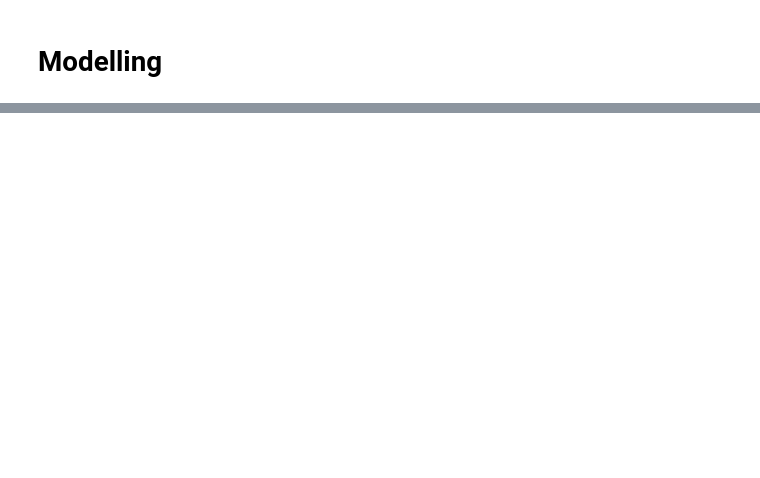
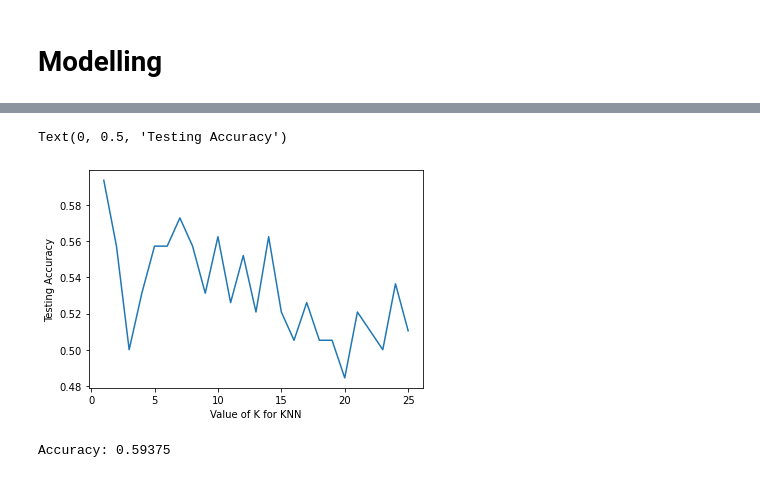
Before and after one commit to dplem/Cryptocurrency-Market-Forecasting, a Jupyter notebook: Notebooks/4_Modeling.ipynb, the cells around one changed output, grey strips where cells are left out. Drawn from its saved outputs; the diff is of its cells as text; code cells hidden in the pictures; blank space fills up the shorter version.

```diff
--- a/Notebooks/4_Modeling.ipynb
+++ b/Notebooks/4_Modeling.ipynb
@@ -42,0 +119,29 @@ df.describe()
+# %%
+# import Matplotlib (scientific plotting library)
+import matplotlib.pyplot as plt
+
+# allow plots to appear within the notebook
+%matplotlib inline
+
+# plot the relationship between K and testing accuracy
+# plt.plot(x_axis, y_axis)
+plt.plot(k_range, scores)
+plt.xlabel('Value of K for KNN')
+plt.ylabel('Testing Accuracy')
+# %% [output]
+Text(0, 0.5, 'Testing Accuracy')
+[figure, added]
+# %%
+#Create KNN Classifier
+knn = KNeighborsClassifier(n_neighbors=1)
+
+#Train the model using the training sets
+knn.fit(X_train, y_train)
+
+#Predict the response for test dataset
+y_pred = knn.predict(X_test)
+
+# Model Accuracy, how often is the classifier correct?
+print("Accuracy:",metrics.accuracy_score(y_test, y_pred))
+# %% [output]
+Accuracy: 0.59375
```
Also changed, not shown: parts of 20 cells of this notebook.
